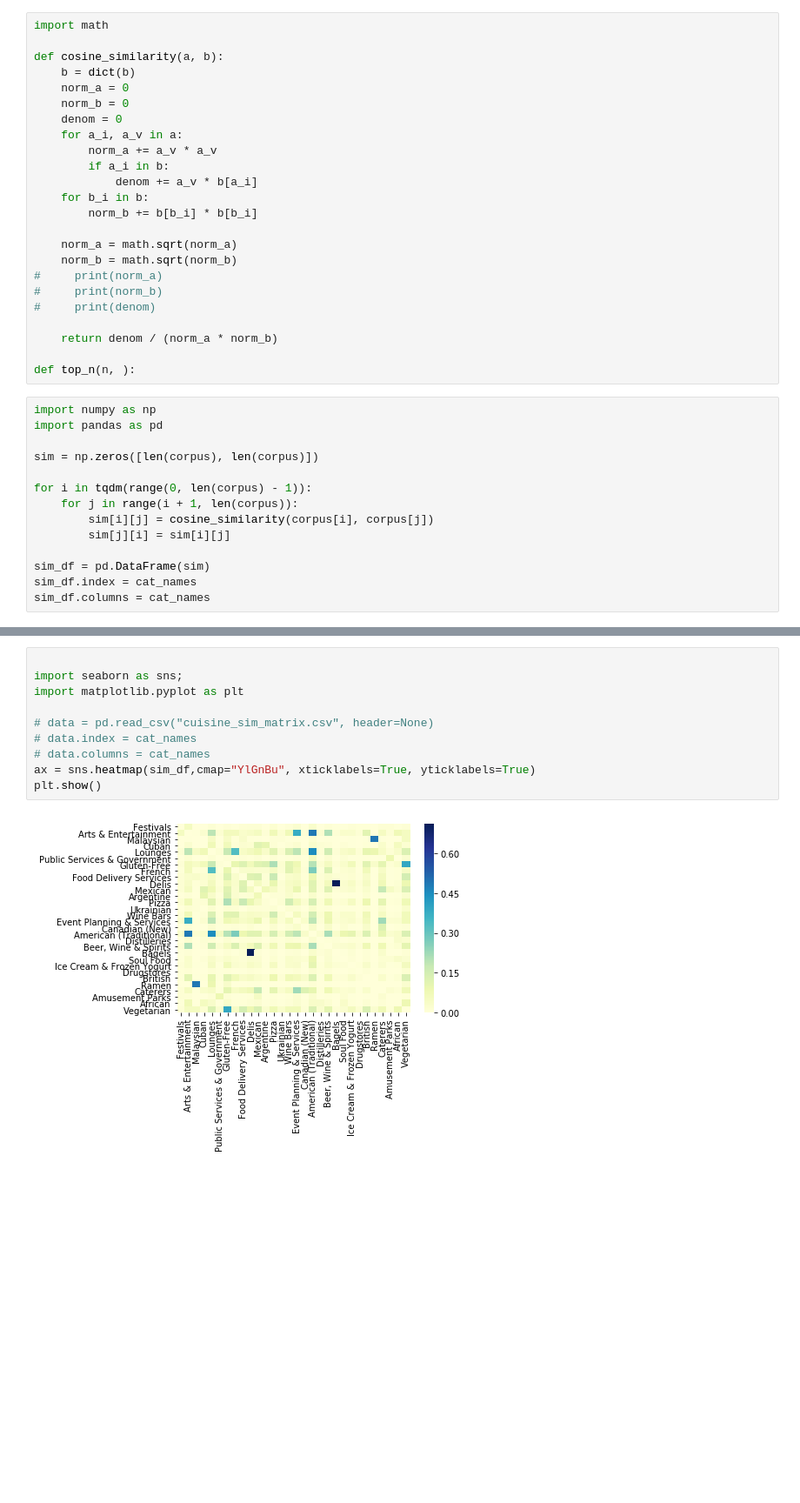
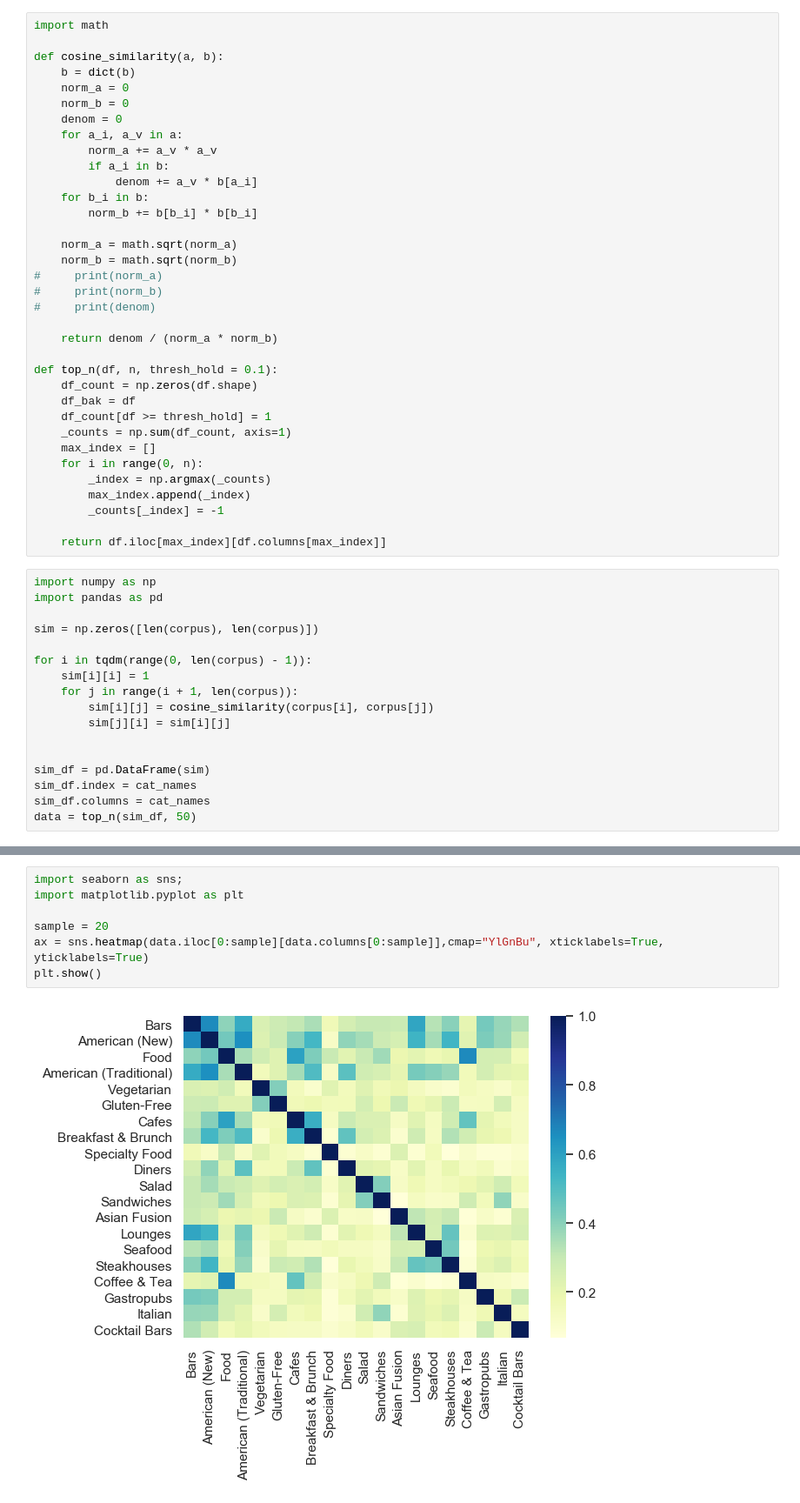
Before and after one commit to geesimon/cs598_dm_cap, a Jupyter notebook: task2/task2.ipynb, the cells around one changed output, grey strips where cells are left out. Shown at 87% size. Cells and saved outputs as stored; diff of their text form; blank space fills up the shorter version.

```diff
--- a/task2/task2.ipynb
+++ b/task2/task2.ipynb
@@ -67,7 +67,18 @@ def cosine_similarity(a, b):
 
     return denom / (norm_a * norm_b)
 
-def top_n(n, ):
+def top_n(df, n, thresh_hold = 0.1):
+    df_count = np.zeros(df.shape)
+    df_bak = df
+    df_count[df >= thresh_hold] = 1
+    _counts = np.sum(df_count, axis=1)
+    max_index = []
+    for i in range(0, n):
+        _index = np.argmax(_counts)
+        max_index.append(_index)
+        _counts[_index] = -1
+
+    return df.iloc[max_index][df.columns[max_index]]
 # %%
 import numpy as np
 import pandas as pd
@@ -75,10 +86,13 @@ import pandas as pd
 sim = np.zeros([len(corpus), len(corpus)])
 
 for i in tqdm(range(0, len(corpus) - 1)):
+    sim[i][i] = 1
     for j in range(i + 1, len(corpus)):
         sim[i][j] = cosine_similarity(corpus[i], corpus[j])
         sim[j][i] = sim[i][j]
 
+
 sim_df = pd.DataFrame(sim)
 sim_df.index = cat_names
 sim_df.columns = cat_names
+data = top_n(sim_df, 50)
@@ -91,12 +117,9 @@ sig_df[sig_df < 0.1] = 0
 # %%
-
 import seaborn as sns;
 import matplotlib.pyplot as plt
 
-# data = pd.read_csv("cuisine_sim_matrix.csv", header=None)
-# data.index = cat_names
-# data.columns = cat_names
-ax = sns.heatmap(sim_df,cmap="YlGnBu", xticklabels=True, yticklabels=True)
+sample = 20
+ax = sns.heatmap(data.iloc[0:sample][data.columns[0:sample]],cmap="YlGnBu", xticklabels=True, yticklabels=True)
 plt.show()
 # %% [output]
-[figure, old version]
+[figure, new version]
```
Also changed, not shown: parts of 6 cells of this notebook, 2 other files.
